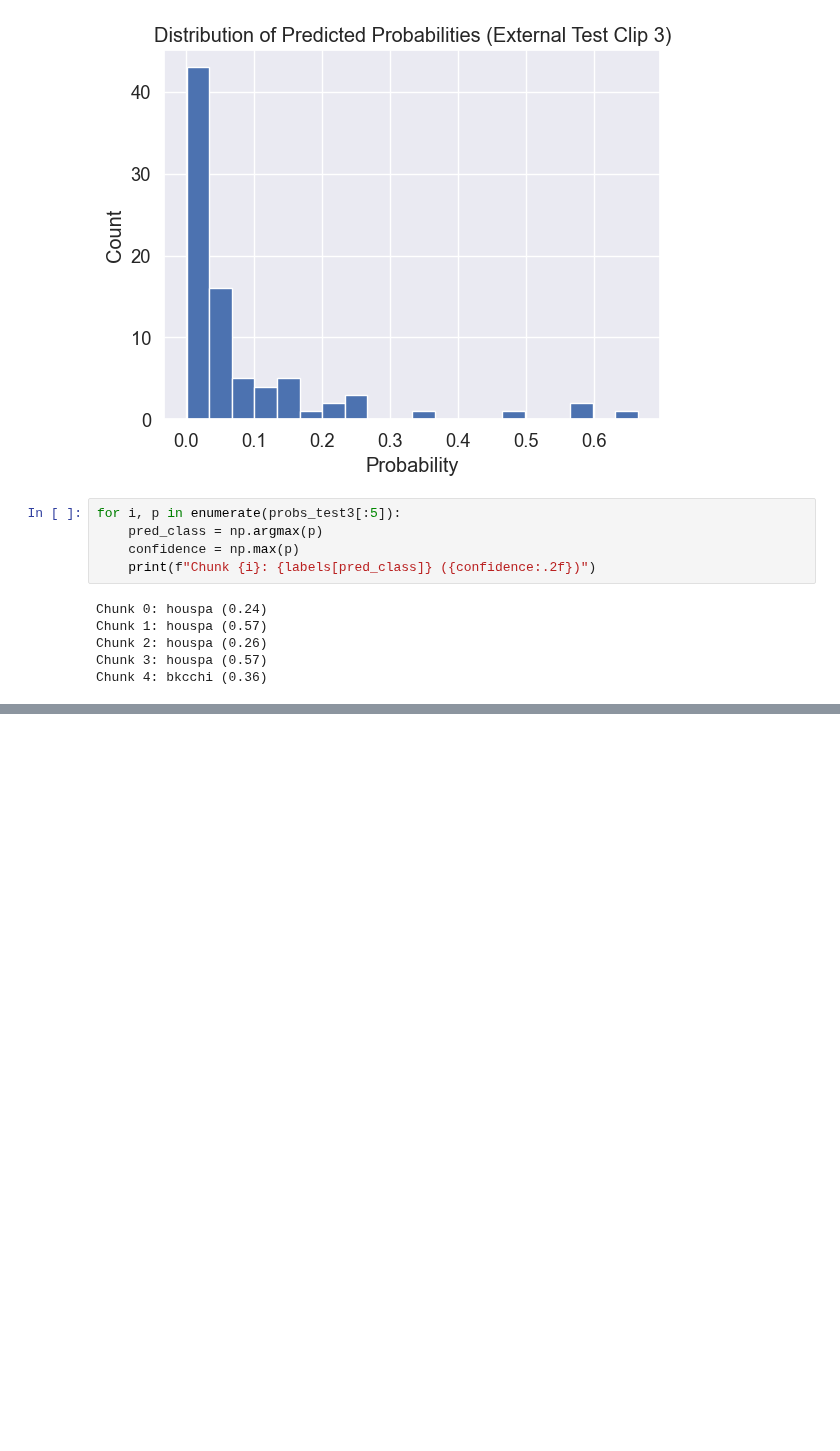
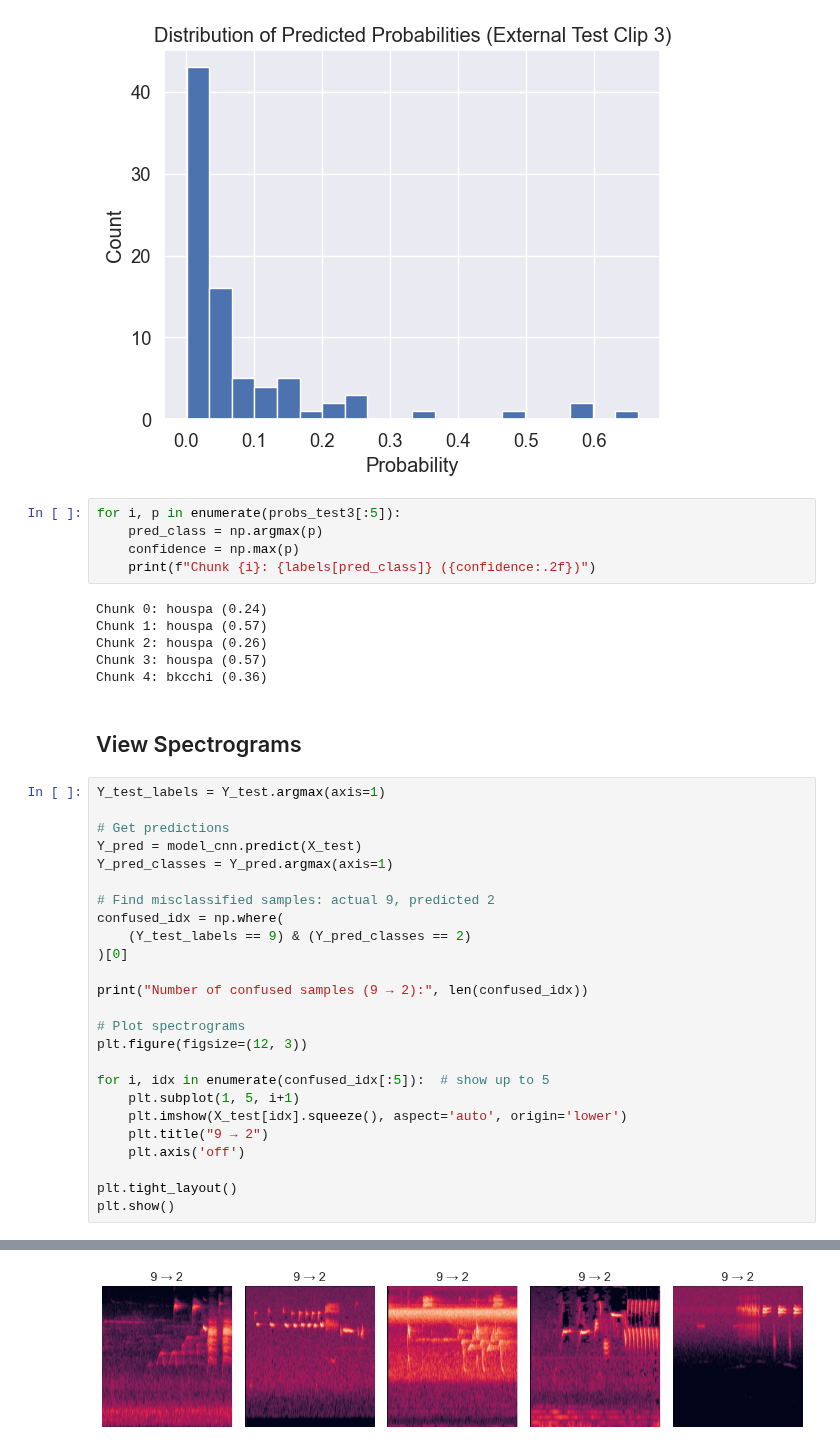
Before and after one commit to jnplng/bird-classification, a Jupyter notebook: code/code.ipynb, the cells around one changed output, grey strips where cells are left out. Drawn from its saved outputs; the diff is of its cells as text; blank space fills up the shorter version.

```diff
--- a/code/code.ipynb
+++ b/code/code.ipynb
@@ -1216,3 +1216,31 @@ Chunk 1: houspa (0.57)
 Chunk 2: houspa (0.26)
 Chunk 3: houspa (0.57)
 Chunk 4: bkcchi (0.36)
+# %% [markdown]
+## View Spectrograms
+# %%
+Y_test_labels = Y_test.argmax(axis=1)
+
+# Get predictions
+Y_pred = model_cnn.predict(X_test)
+Y_pred_classes = Y_pred.argmax(axis=1)
+
+# Find misclassified samples: actual 9, predicted 2
+confused_idx = np.where(
+    (Y_test_labels == 9) & (Y_pred_classes == 2)
+)[0]
+
+print("Number of confused samples (9 → 2):", len(confused_idx))
+
+# Plot spectrograms
+plt.figure(figsize=(12, 3))
+
+for i, idx in enumerate(confused_idx[:5]):  # show up to 5
+    plt.subplot(1, 5, i+1)
+    plt.imshow(X_test[idx].squeeze(), aspect='auto', origin='lower')
+    plt.title("9 → 2")
+    plt.axis('off')
+
+plt.tight_layout()
+plt.show()
+# %% [output]
@@ -1218,0 +1249 @@ Chunk 4: bkcchi (0.36)
+[figure, added]
```
Also changed, not shown: parts of 2 cells of this notebook, 3 other files.
